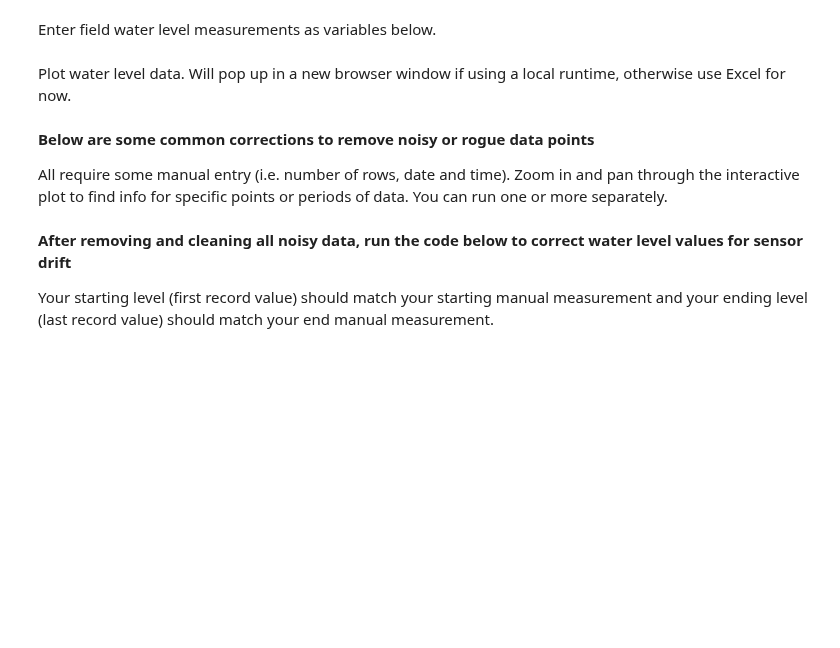
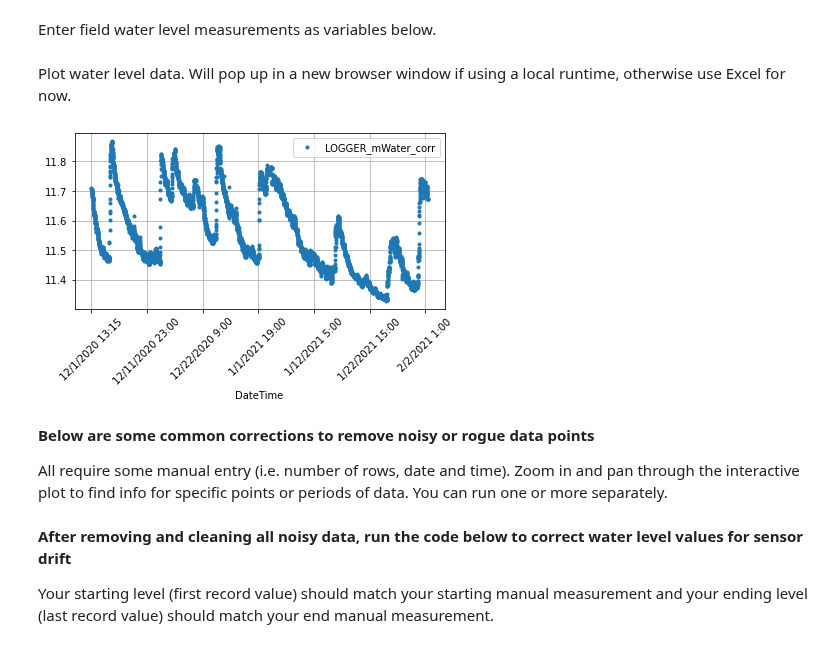
Before and after one commit to rmcquigg/CCZNet_hydro, a Jupyter notebook: WaterLevel_correct.ipynb, the cells around one changed output. Saved outputs shown, nothing was run; the diff lists cells and outputs as text; code cells hidden in the pictures; blank space fills up the shorter version.

```diff
--- a/WaterLevel_correct.ipynb
+++ b/WaterLevel_correct.ipynb
@@ -24,6 +24,8 @@ Specify file name for LTC file below.
 # %%
 path='/content/drive/My Drive/Water/preprocess_files/'
-file='BN-A_20190314_LT_baroCorrect.csv'
+endpath='/content/drive/My Drive/Water/postprocess_files/'
+file='AL-B_20201201_LT_baroC.csv'
+
 df=pd.read_csv(path+file,index_col=[0])
 # %% [markdown]
 For **Solinst brand loggers**, run the 1 code block below. Skip this if you're using a different brand logger.
@@ -43,10 +45,13 @@ end_lev=0.6919
 # %% [markdown]
 Plot water level data. Will pop up in a new browser window if using a local runtime, otherwise use Excel for now.
 # %%
-df.plot(x='DateTime',y='LOGGER_mWater_corr',style='.',rot=45)
+#df.plot(x='DateTime',y='LOGGER_mWater_corr',style='.',rot=45)
+df.plot(y='LOGGER_mWater_corr',style='.',rot=45)
 plt.grid()
 plt.tight_layout()
 plt.show()
+# %% [output]
+[figure, added]
 # %% [markdown]
 **Below are some common corrections to remove noisy or rogue data points**
 
```
Also changed, not shown: parts of 6 cells of this notebook.
